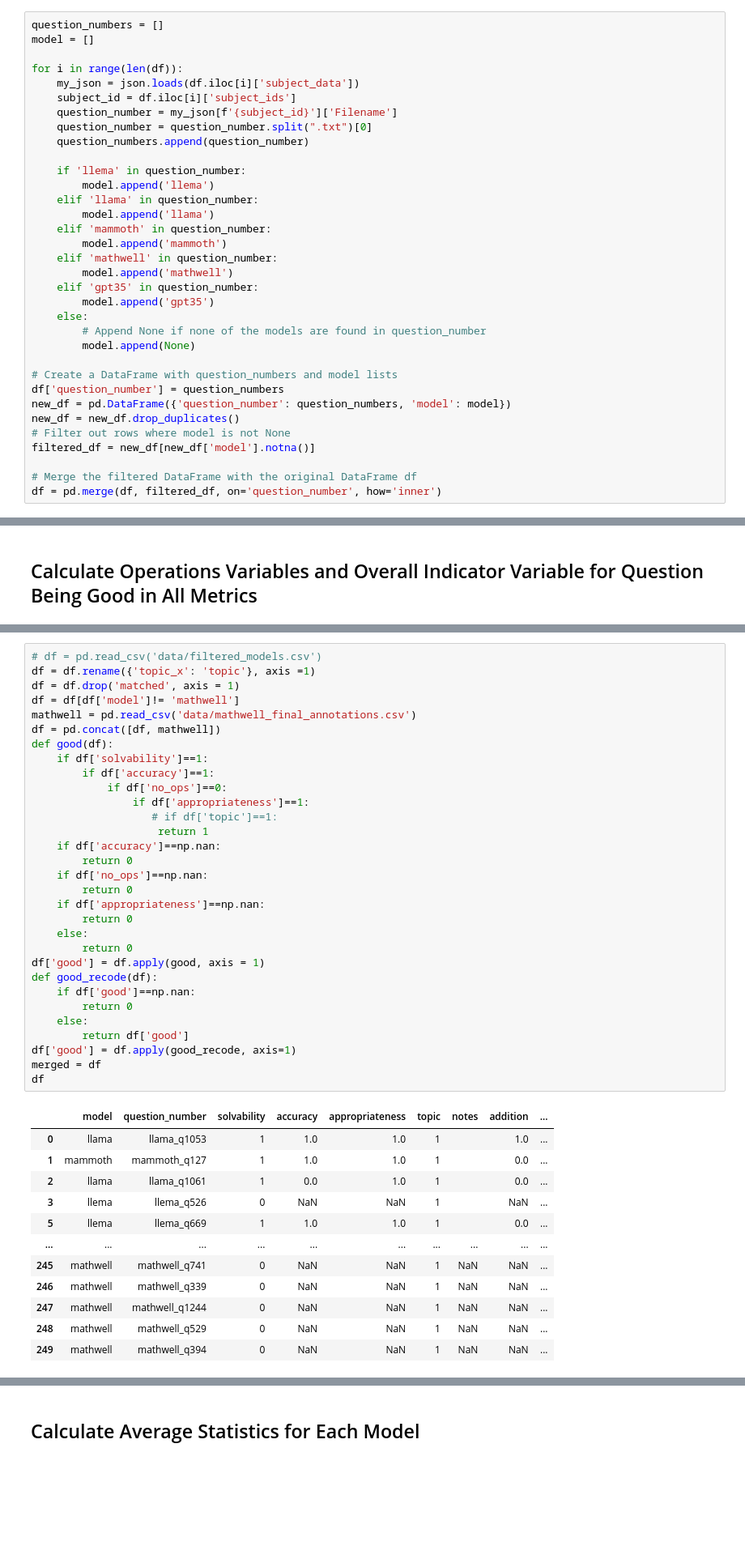
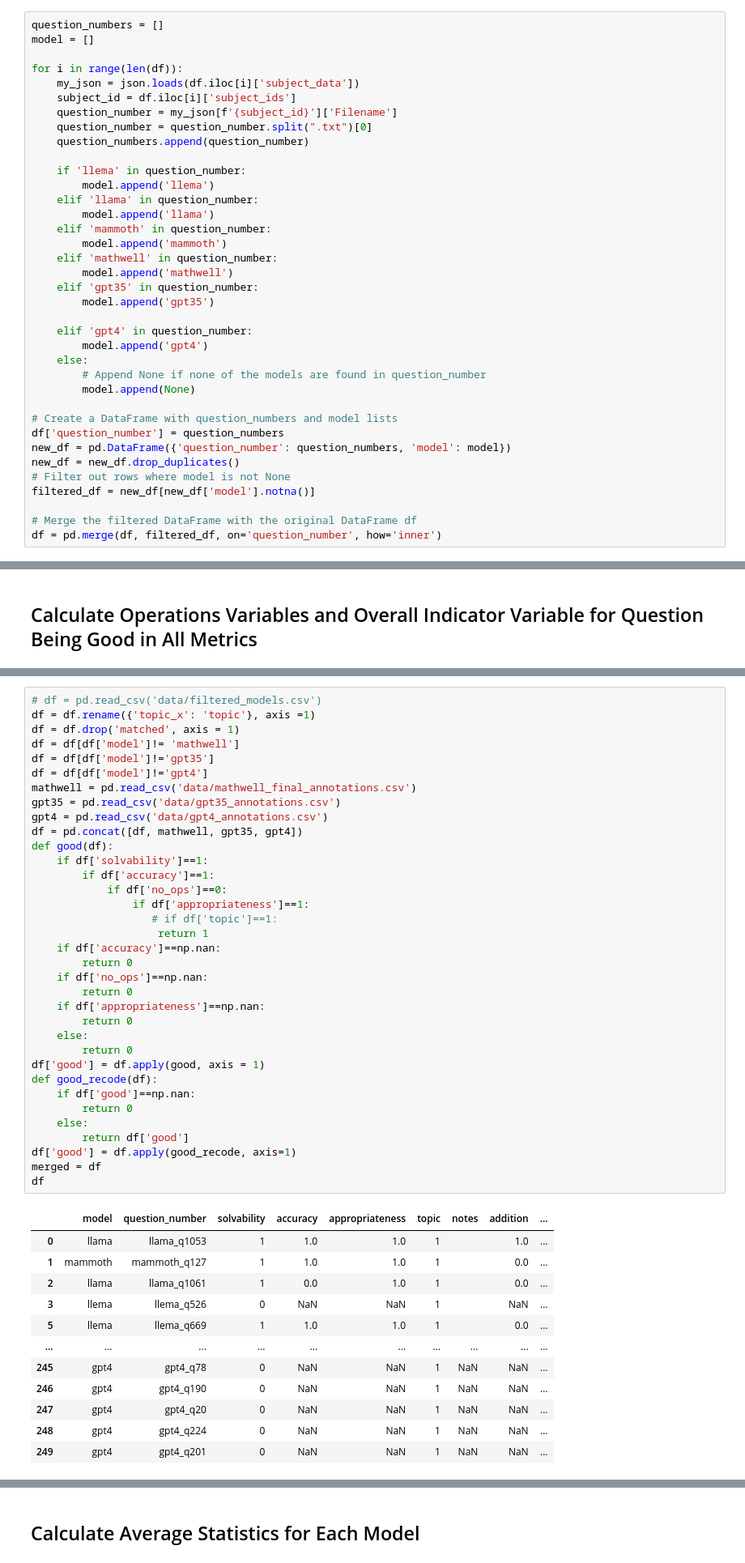
Before and after one commit to bryanchrist/llama2-70b, a Jupyter notebook: Compare_Models_Zooniverse.ipynb, the cells around one changed output, grey strips where cells are left out. Shown: that part at 81% size. Cells and saved outputs as stored; diff of their text form; blank space fills up the shorter version.

```diff
--- a/Compare_Models_Zooniverse.ipynb
+++ b/Compare_Models_Zooniverse.ipynb
@@ -187,6 +187,9 @@ for i in range(len(df)):
         model.append('mathwell')
     elif 'gpt35' in question_number:
         model.append('gpt35')
+
+    elif 'gpt4' in question_number:
+        model.append('gpt4')
     else:
         # Append None if none of the models are found in question_number
         model.append(None)
@@ -870,42 +892,46 @@ Name: count, dtype: int64
 df = df.rename({'topic_x': 'topic'}, axis =1)
 df = df.drop('matched', axis = 1)
 df = df[df['model']!= 'mathwell']
+df = df[df['model']!='gpt35']
+df = df[df['model']!='gpt4']
 mathwell = pd.read_csv('data/mathwell_final_annotations.csv')
-df = pd.concat([df, mathwell])
+gpt35 = pd.read_csv('data/gpt35_annotations.csv')
+gpt4 = pd.read_csv('data/gpt4_annotations.csv')
+df = pd.concat([df, mathwell, gpt35, gpt4])
 def good(df):
     if df['solvability']==1:
         if df['accuracy']==1:
             if df['no_ops']==0:
                 if df['appropriateness']==1:
                    # if df['topic']==1:
                     return 1
     if df['accuracy']==np.nan:
         return 0
     if df['no_ops']==np.nan:
         return 0
     if df['appropriateness']==np.nan:
         return 0
     else:
         return 0
 df['good'] = df.apply(good, axis = 1)
 def good_recode(df):
     if df['good']==np.nan:
         return 0
     else:
         return df['good']
 df['good'] = df.apply(good_recode, axis=1)
 merged = df
 df
 # %% [output]
 |  | model | question_number | solvability | accuracy | appropriateness | topic | notes | addition | ... |
 | 0 | llama | llama_q1053 | 1 | 1.0 | 1.0 | 1 |  | 1.0 | ... |
 | 1 | mammoth | mammoth_q127 | 1 | 1.0 | 1.0 | 1 |  | 0.0 | ... |
 | 2 | llama | llama_q1061 | 1 | 0.0 | 1.0 | 1 |  | 0.0 | ... |
 | 3 | llema | llema_q526 | 0 | NaN | NaN | 1 |  | NaN | ... |
 | 5 | llema | llema_q669 | 1 | 1.0 | 1.0 | 1 |  | 0.0 | ... |
 | ... | ... | ... | ... | ... | ... | ... | ... | ... | ... |
-| 245 | mathwell | mathwell_q741 | 0 | NaN | NaN | 1 | NaN | NaN | ... |
-| 246 | mathwell | mathwell_q339 | 0 | NaN | NaN | 1 | NaN | NaN | ... |
-| 247 | mathwell | mathwell_q1244 | 0 | NaN | NaN | 1 | NaN | NaN | ... |
-| 248 | mathwell | mathwell_q529 | 0 | NaN | NaN | 1 | NaN | NaN | ... |
-| 249 | mathwell | mathwell_q394 | 0 | NaN | NaN | 1 | NaN | NaN | ... |
+| 245 | gpt4 | gpt4_q78 | 0 | NaN | NaN | 1 | NaN | NaN | ... |
+| 246 | gpt4 | gpt4_q190 | 0 | NaN | NaN | 1 | NaN | NaN | ... |
+| 247 | gpt4 | gpt4_q20 | 0 | NaN | NaN | 1 | NaN | NaN | ... |
+| 248 | gpt4 | gpt4_q224 | 0 | NaN | NaN | 1 | NaN | NaN | ... |
+| 249 | gpt4 | gpt4_q201 | 0 | NaN | NaN | 1 | NaN | NaN | ... |
```
Also changed, not shown: parts of 57 cells of this notebook, 4 other files.
